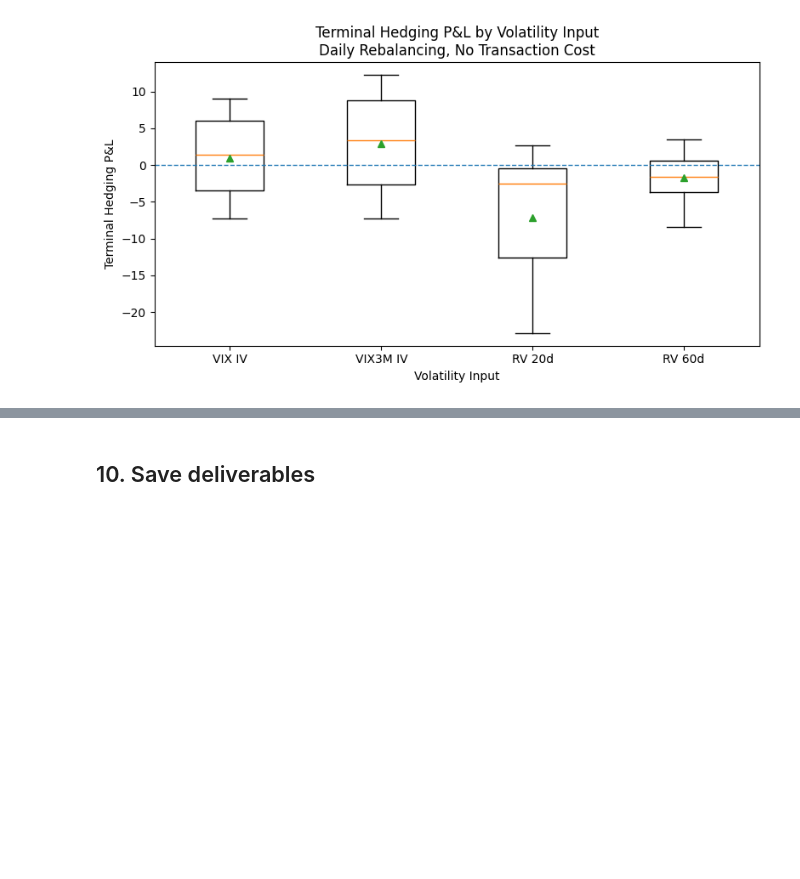
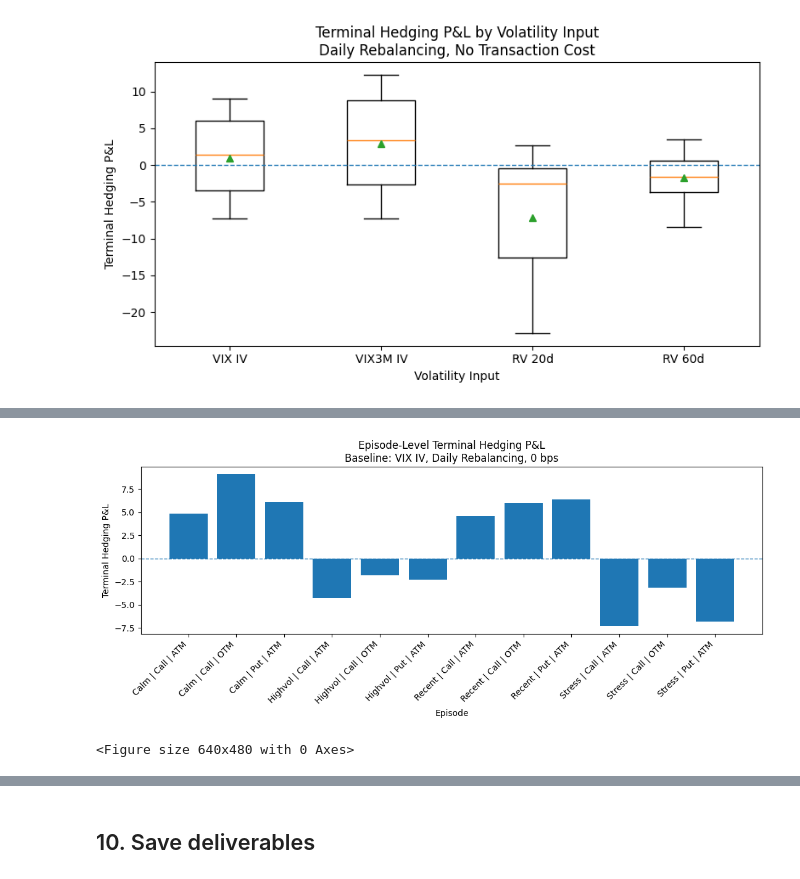
Before and after one commit to ChiiiZhanggg/5010-Project, a Jupyter notebook: black_scholes_model_UPDATED_JOB_C.ipynb, the cells around one changed output, grey strips where cells are left out. Drawn from its saved outputs; the diff is of its cells as text; code cells hidden in the pictures; blank space fills up the shorter version.

```diff
--- a/black_scholes_model_UPDATED_JOB_C.ipynb
+++ b/black_scholes_model_UPDATED_JOB_C.ipynb
@@ -1078,0 +1209,35 @@ plt.close()
+# %%
+# Supplementary Figure A3: episode-level terminal hedging P&L
+import matplotlib.pyplot as plt
+
+episode_pnl = hedge_summary[
+    (hedge_summary["vol_method"] == "iv_inception_vix") &
+    (hedge_summary["rebalance_frequency"] == "daily") &
+    (hedge_summary["transaction_cost_bps"] == 0.0)
+].copy()
+
+episode_pnl = episode_pnl.sort_values(["regime", "option_type", "moneyness"]).reset_index(drop=True)
+
+episode_pnl["label"] = (
+    episode_pnl["regime"].str.title() + " | " +
+    episode_pnl["option_type"].str.title() + " | " +
+    episode_pnl["moneyness"]
+)
+
+x = range(len(episode_pnl))
+
+plt.figure(figsize=(11, 4.8))
+plt.bar(x, episode_pnl["terminal_hedging_pnl"])
+plt.axhline(0, linestyle="--", linewidth=1)
+plt.xticks(x, episode_pnl["label"], rotation=45, ha="right")
+plt.title("Episode-Level Terminal Hedging P&L\nBaseline: VIX IV, Daily Rebalancing, 0 bps")
+plt.xlabel("Episode")
+plt.ylabel("Terminal Hedging P&L")
+plt.tight_layout()
+plt.savefig(FIG_DIR / "fig_episode_terminal_pnl_bar.png", dpi=300, bbox_inches="tight")
+plt.show()
+plt.close()
+plt.savefig(FIG_DIR / "fig_episode_terminal_pnl_bar.png", dpi=300, bbox_inches="tight")
+# %% [output]
+[figure, added]
+<Figure size 640x480 with 0 Axes>
```
Also changed, not shown: parts of 5 cells of this notebook, 3 other files.
